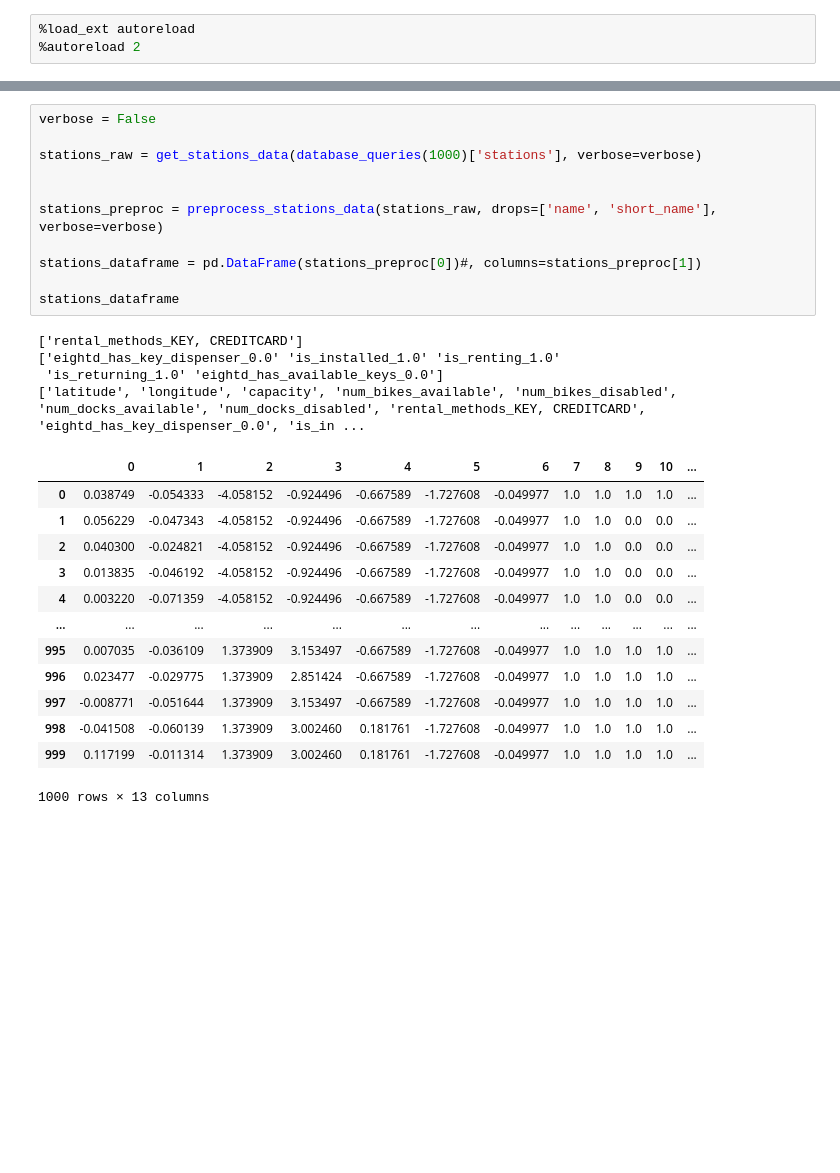
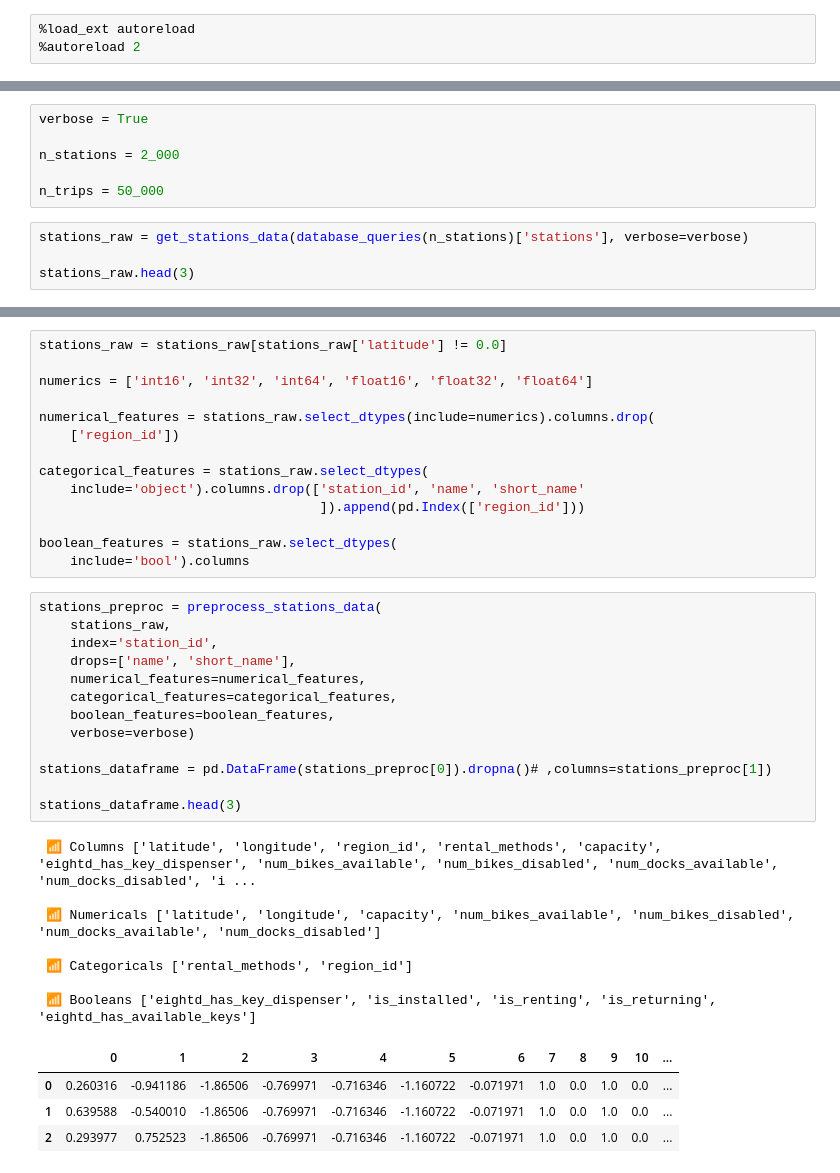
Before and after one commit to killiandectot/markov-bike, a Jupyter notebook: notebooks/juani.ipynb, the cells around one changed output, grey strips where cells are left out. Drawn from its saved outputs; the diff is of its cells as text; blank space fills up the shorter version.

```diff
--- a/notebooks/juani.ipynb
+++ b/notebooks/juani.ipynb
@@ -7,3 +9,13 @@ from markovBike.data_source.source import database_queries, get_stations_data, g
 from markovBike.data_source.preprocess import preprocess_stations_data, preprocess_trips_data
 
 import pandas as pd
+# %%
+verbose = True
+
+n_stations = 2_000
+
+n_trips = 50_000
+# %%
+stations_raw = get_stations_data(database_queries(n_stations)['stations'], verbose=verbose)
+
+stations_raw.head(3)
@@ -10,29 +44,39 @@ import pandas as pd
+# %%
+stations_raw = stations_raw[stations_raw['latitude'] != 0.0]
+
+numerics = ['int16', 'int32', 'int64', 'float16', 'float32', 'float64']
+
+numerical_features = stations_raw.select_dtypes(include=numerics).columns.drop(
+    ['region_id'])
+
+categorical_features = stations_raw.select_dtypes(
+    include='object').columns.drop(['station_id', 'name', 'short_name'
+                                    ]).append(pd.Index(['region_id']))
+
+boolean_features = stations_raw.select_dtypes(
+    include='bool').columns
 # %%
-verbose = False
+stations_preproc = preprocess_stations_data(
+    stations_raw,
+    index='station_id',
+    drops=['name', 'short_name'],
+    numerical_features=numerical_features,
+    categorical_features=categorical_features,
+    boolean_features=boolean_features,
+    verbose=verbose)
 
-stations_raw = get_stations_data(database_queries(1000)['stations'], verbose=verbose)
+stations_dataframe = pd.DataFrame(stations_preproc[0]).dropna()# ,columns=stations_preproc[1])
 
-
-stations_preproc = preprocess_stations_data(stations_raw, drops=['name', 'short_name'], verbose=verbose)
-
-stations_dataframe = pd.DataFrame(stations_preproc[0])#, columns=stations_preproc[1])
-
-stations_dataframe
+stations_dataframe.head(3)
 # %% [output]
-['rental_methods_KEY, CREDITCARD']
-['eightd_has_key_dispenser_0.0' 'is_installed_1.0' 'is_renting_1.0'
- 'is_returning_1.0' 'eightd_has_available_keys_0.0']
-['latitude', 'longitude', 'capacity', 'num_bikes_available', 'num_bikes_disabled', 'num_docks_available', 'num_docks_disabled', 'rental_methods_KEY, CREDITCARD', 'eightd_has_key_dispenser_0.0', 'is_in ...
+ 📶 Columns ['latitude', 'longitude', 'region_id', 'rental_methods', 'capacity', 'eightd_has_key_dispenser', 'num_bikes_available', 'num_bikes_disabled', 'num_docks_available', 'num_docks_disabled', 'i ...
+
+ 📶 Numericals ['latitude', 'longitude', 'capacity', 'num_bikes_available', 'num_bikes_disabled', 'num_docks_available', 'num_docks_disabled']
+
+ 📶 Categoricals ['rental_methods', 'region_id']
+
+ 📶 Booleans ['eightd_has_key_dispenser', 'is_installed', 'is_renting', 'is_returning', 'eightd_has_available_keys']
 |  | 0 | 1 | 2 | 3 | 4 | 5 | 6 | 7 | 8 | 9 | 10 | ... |
-| 0 | 0.038749 | -0.054333 | -4.058152 | -0.924496 | -0.667589 | -1.727608 | -0.049977 | 1.0 | 1.0 | 1.0 | 1.0 | ... |
-| 1 | 0.056229 | -0.047343 | -4.058152 | -0.924496 | -0.667589 | -1.727608 | -0.049977 | 1.0 | 1.0 | 0.0 | 0.0 | ... |
-| 2 | 0.040300 | -0.024821 | -4.058152 | -0.924496 | -0.667589 | -1.727608 | -0.049977 | 1.0 | 1.0 | 0.0 | 0.0 | ... |
-| 3 | 0.013835 | -0.046192 | -4.058152 | -0.924496 | -0.667589 | -1.727608 | -0.049977 | 1.0 | 1.0 | 0.0 | 0.0 | ... |
-| 4 | 0.003220 | -0.071359 | -4.058152 | -0.924496 | -0.667589 | -1.727608 | -0.049977 | 1.0 | 1.0 | 0.0 | 0.0 | ... |
-| ... | ... | ... | ... | ... | ... | ... | ... | ... | ... | ... | ... | ... |
-| 995 | 0.007035 | -0.036109 | 1.373909 | 3.153497 | -0.667589 | -1.727608 | -0.049977 | 1.0 | 1.0 | 1.0 | 1.0 | ... |
-| 996 | 0.023477 | -0.029775 | 1.373909 | 2.851424 | -0.667589 | -1.727608 | -0.049977 | 1.0 | 1.0 | 1.0 | 1.0 | ... |
-| 997 | -0.008771 | -0.051644 | 1.373909 | 3.153497 | -0.667589 | -1.727608 | -0.049977 | 1.0 | 1.0 | 1.0 | 1.0 | ... |
-| 998 | -0.041508 | -0.060139 | 1.373909 | 3.002460 | 0.181761 | -1.727608 | -0.049977 | 1.0 | 1.0 | 1.0 | 1.0 | ... |
-| 999 | 0.117199 | -0.011314 | 1.373909 | 3.002460 | 0.181761 | -1.727608 | -0.049977 | 1.0 | 1.0 | 1.0 | 1.0 | ... |
+| 0 | 0.260316 | -0.941186 | -1.86506 | -0.769971 | -0.716346 | -1.160722 | -0.071971 | 1.0 | 0.0 | 1.0 | 0.0 | ... |
+| 1 | 0.639588 | -0.540010 | -1.86506 | -0.769971 | -0.716346 | -1.160722 | -0.071971 | 1.0 | 0.0 | 1.0 | 0.0 | ... |
+| 2 | 0.293977 | 0.752523 | -1.86506 | -0.769971 | -0.716346 | -1.160722 | -0.071971 | 1.0 | 0.0 | 1.0 | 0.0 | ... |
-1000 rows × 13 columns
```
Also changed, not shown: parts of 9 cells of this notebook, 4 other files.
